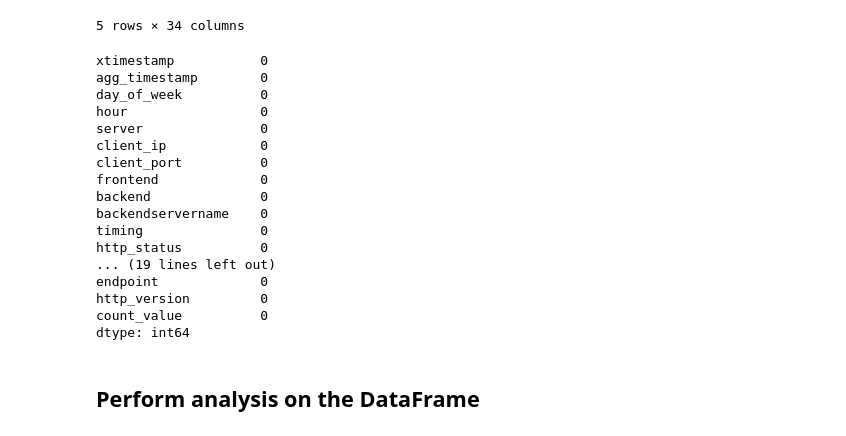
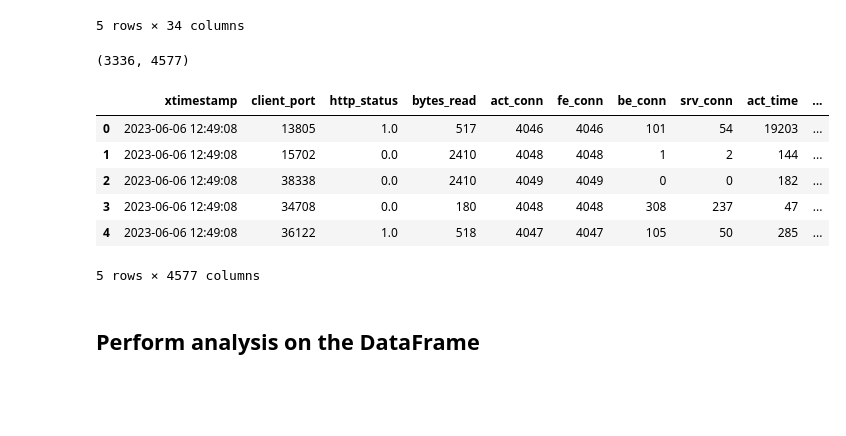
Before and after one commit to sendimarvin/downtime-prediction-deeplearning, a Jupyter notebook: logs-ingestion.ipynb, the cells around one changed output. Cells and saved outputs as stored; diff of their text form; code cells hidden in the pictures; blank space fills up the shorter version.

Commit message:
Add first version of compiling model

```diff
--- a/logs-ingestion.ipynb
+++ b/logs-ingestion.ipynb
@@ -7,11 +7,11 @@ import pandas as pd
 
 def categorize_status_code(status_code):
     if status_code >= 500 and status_code <= 600:
-        return "downtime"
+        return 0
     elif status_code >= 200 and status_code <= 300:
-        return "uptime"
+        return 1
     else:
-        return "other"
+        return None
 # %% [markdown]
 ## Data Preprocessing
 # %%
@@ -46,11 +46,7 @@ for log_entry in log_entries:
         datetime_format = '%d/%b/%Y:%H:%M:%S.%f'
         mdatetime = datetime.strptime(datetime_str, datetime_format).timestamp()
 
-        timing_dict['act_time']=0
-        timing_dict['fe_time']=0
-        timing_dict['be_time']=0
-        timing_dict['srv_time']=0
-        timing_dict['total_time']=0
+        timing_dict=''
 
         timing_columns = ['act_time', 'fe_time', 'be_time', 'srv_time', 'total_time']
         values_list = match.group('timing').split("/")
@@ -63,6 +59,21 @@ for log_entry in log_entries:
         http_version = request_line_parts[2]
 
         #print(timing_dict)
+
+
+        if "/svapayments/transactions/" in endpoint:
+            new_endpoint = endpoint.split("/svapayments/transactions/")[0] + "/svapayments/transactions/"
+        elif "/api/v2/quickteller/agent/accountBalance/" in endpoint:
+            new_endpoint = endpoint.split("/api/v2/quickteller/agent/accountBalance/")[0] + "/api/v2/quickteller/agent/accountBalance/"
+        elif "/api/v1/appservice/users/" in endpoint:
+            new_endpoint = endpoint.split("/api/v1/appservice/users/")[0] + "/api/v1/appservice/users/"
+        elif "/tugende/recon/v1/check-transaction-status/" in endpoint:
+            new_endpoint = endpoint.split("/tugende/recon/v1/check-transaction-status/")[0] + "/tugende/recon/v1/check-transaction-status/"
+        elif "/api/v2/quickteller/agent/appNotifications/" in endpoint:
+            new_endpoint = endpoint.split("/api/v2/quickteller/agent/appNotifications/")[0] + "/api/v2/quickteller/agent/appNotifications/"
+
+        else:
+            new_endpoint = endpoint
 
         fields.append({
             'xtimestamp': timestamp,
@@ -98,7 +109,7 @@ for log_entry in log_entries:
             'retries': int(match.group('retries')),
             #'request_line': match.group('request_line'),
             'http_method': http_method,
-            'endpoint': endpoint,
+            'endpoint': new_endpoint,
             'http_version': http_version,
             'count_value': 1
 
@@ -125,26 +136,28 @@ df.head(5)
 | 3 | 2023-06-06 12:49:08 | 2023:06:06 12:49 | Tuesday | 12 | interswitch-virtual-machine | 197.221.137.205 | 34708 | www-https | api_backend | ... |
 | 4 | 2023-06-06 12:49:08 | 2023:06:06 12:49 | Tuesday | 12 | interswitch-virtual-machine | 102.87.162.247 | 36122 | www-https | svaAgentLogin_backend | ... |
 5 rows × 34 columns
+# %%
+# Encode categorical values
+# Select only the categorical columns
+categorical_columns = df.select_dtypes(include='object').columns
+
+# Apply one-hot encoding to categorical columns
+df_encoded = pd.get_dummies(df, columns=categorical_columns)
+
+# Print the encoded DataFrame
+print(df_encoded.shape)
+df_encoded.head(5)
+# %% [output]
+(3336, 4577)
+|  | xtimestamp | client_port | http_status | bytes_read | act_conn | fe_conn | be_conn | srv_conn | act_time | ... |
+| 0 | 2023-06-06 12:49:08 | 13805 | 1.0 | 517 | 4046 | 4046 | 101 | 54 | 19203 | ... |
+| 1 | 2023-06-06 12:49:08 | 15702 | 0.0 | 2410 | 4048 | 4048 | 1 | 2 | 144 | ... |
+| 2 | 2023-06-06 12:49:08 | 38338 | 0.0 | 2410 | 4049 | 4049 | 0 | 0 | 182 | ... |
+| 3 | 2023-06-06 12:49:08 | 34708 | 0.0 | 180 | 4048 | 4048 | 308 | 237 | 47 | ... |
+| 4 | 2023-06-06 12:49:08 | 36122 | 1.0 | 518 | 4047 | 4047 | 105 | 50 | 285 | ... |
+5 rows × 4577 columns
 # %%
-print(df.isnull().sum())
+#print(df.isnull().sum())
-# %% [output]
-xtimestamp           0
-agg_timestamp        0
-day_of_week          0
-hour                 0
-server               0
-client_ip            0
-client_port          0
-frontend             0
-backend              0
-backendservername    0
-timing               0
-http_status          0
-... (19 lines left out)
-endpoint             0
-http_version         0
-count_value          0
-dtype: int64
 # %% [markdown]
 ## Perform analysis on the DataFrame
 # %%
```
Also changed, not shown: parts of 2 cells of this notebook.
